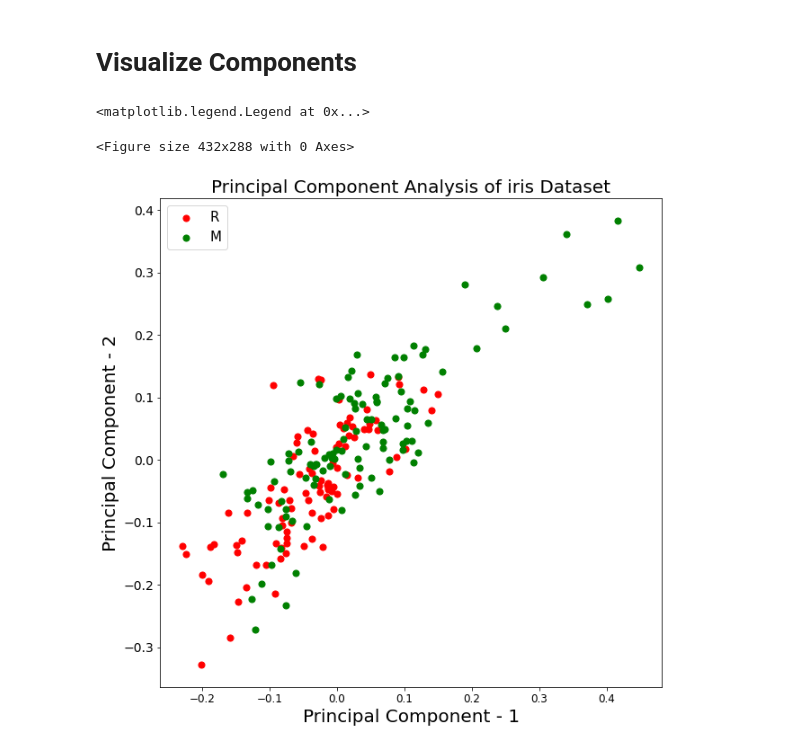
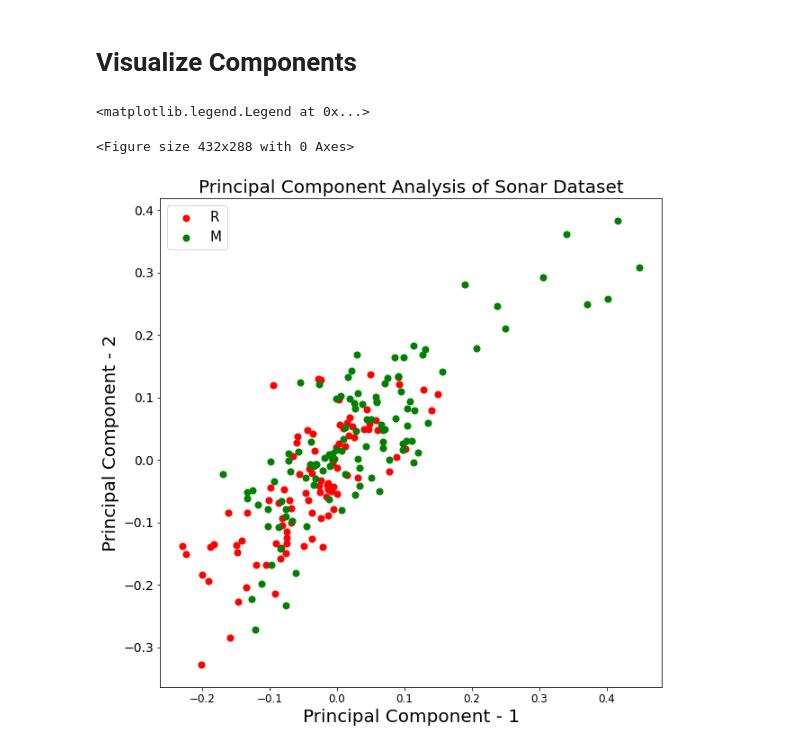
Before and after one commit to Muhammad-Usama-07/Data-Science-Journey, a Jupyter notebook: Tools_&_Techniques_for_DataScientist/PCA_Work.ipynb, the cells around one changed output. Cells and saved outputs as stored; diff of their text form; code cells hidden in the pictures.

Commit message:
Visualize Components

```diff
--- a/Tools_&_Techniques_for_DataScientist/PCA_Work.ipynb
+++ b/Tools_&_Techniques_for_DataScientist/PCA_Work.ipynb
@@ -103,20 +103,20 @@ pc_df.head()
 # %%
 plt.figure()
 plt.figure(figsize=(10,10))
 plt.xticks(fontsize=12)
 plt.yticks(fontsize=14)
 plt.xlabel('Principal Component - 1',fontsize=20)
 plt.ylabel('Principal Component - 2',fontsize=20)
-plt.title("Principal Component Analysis of iris Dataset",fontsize=20)
+plt.title("Principal Component Analysis of Sonar Dataset",fontsize=20)
 targets = ['R', 'M']
 colors = ['r', 'g']
 for target, color in zip(targets,colors):
     indicesToKeep = data[60] == target
     plt.scatter(pc_df.loc[indicesToKeep, 'principal component 1']
                , pc_df.loc[indicesToKeep, 'principal component 2'], c = color, s = 50)
 
 plt.legend(targets,prop={'size': 15})
 # %% [output]
 <matplotlib.legend.Legend at 0x...>
 <Figure size 432x288 with 0 Axes>
-[figure, old version]
+[figure, new version]
```
